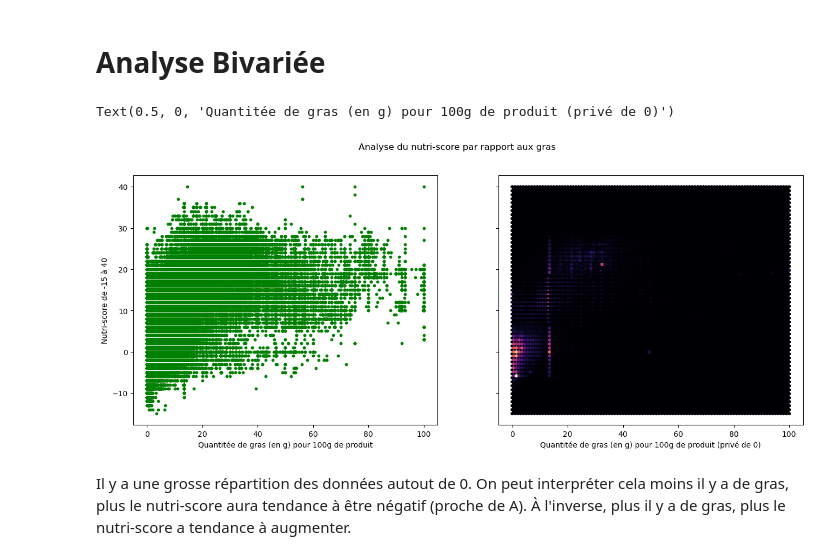
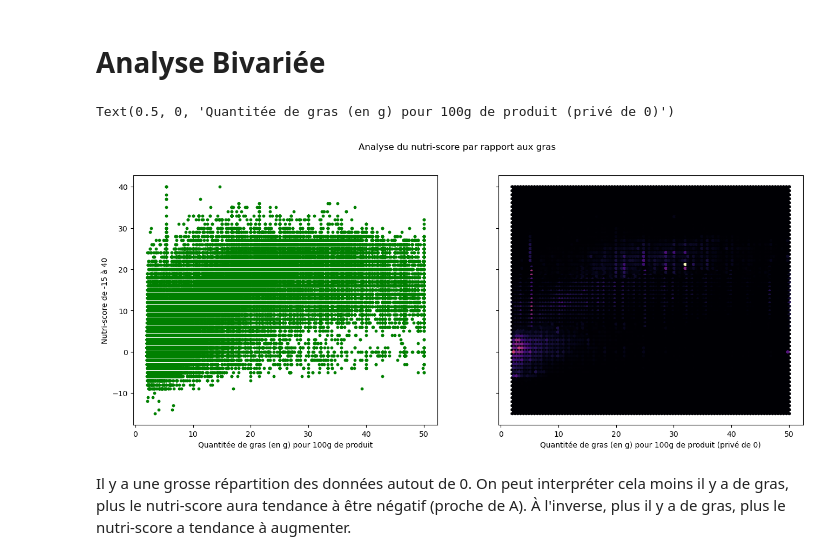
Before and after one commit to AlanBlanchet/SantePubliqueFrance, a Jupyter notebook: analyse.ipynb, the cells around one changed output. Saved outputs shown, nothing was run; the diff lists cells and outputs as text; code cells hidden in the pictures.

```diff
--- a/analyse.ipynb
+++ b/analyse.ipynb
@@ -119,25 +118,26 @@ Aucune forme de logique sur les données pour le nombre d'éléments par quantit
 # Analyse Bivariée
 # %%
 
-xLabel = "Quantitée de gras (en g) pour 100g de produit"
+xLabel = "Quantité de gras (en g) pour 100g de produit"
 yLabel = "Nutri-score de -15 à 40"
 
 fig, (ax1, ax2) = plt.subplots(1, 2, figsize=(16,6), sharey=True)
 
 fig.suptitle("Analyse du nutri-score par rapport aux gras")
 
-# On exclu 0 car les beaucoup d'éléments ont 0
-ax1.scatter(x=data["fat_100g"], y=data["nutri_score_int"], c="g", s=10)
+# On exclu quelques valeurs au deçu de 0 car on ne pourra pas voir le poids des autres valeurs
+without_fat_0 = data.loc[data["fat_100g"] > 2]
+
+ax1.scatter(x=without_fat_0["fat_100g"], y=without_fat_0["nutri_score_int"], c="g", s=10)
 ax1.set_xlabel(xLabel)
 ax1.set_ylabel(yLabel)
 
-without_fat_0 = data.loc[data["fat_100g"].ne(0)]
 
 ax2.hexbin(x=without_fat_0["fat_100g"], y=without_fat_0["nutri_score_int"], cmap="magma")
 ax2.set_xlabel(f"{xLabel} (privé de 0)")
 # %% [output]
 Text(0.5, 0, 'Quantitée de gras (en g) pour 100g de produit (privé de 0)')
-[figure, old version]
+[figure, new version]
 # %% [markdown]
 Il y a une grosse répartition des données autout de 0. On peut interpréter cela moins il y a de gras, plus le nutri-score aura tendance à être négatif (proche de A). À l'inverse, plus il y a de gras, plus le nutri-score a tendance à augmenter.
 # %%
```
Also changed, not shown: parts of 14 cells of this notebook, 1 other file.
